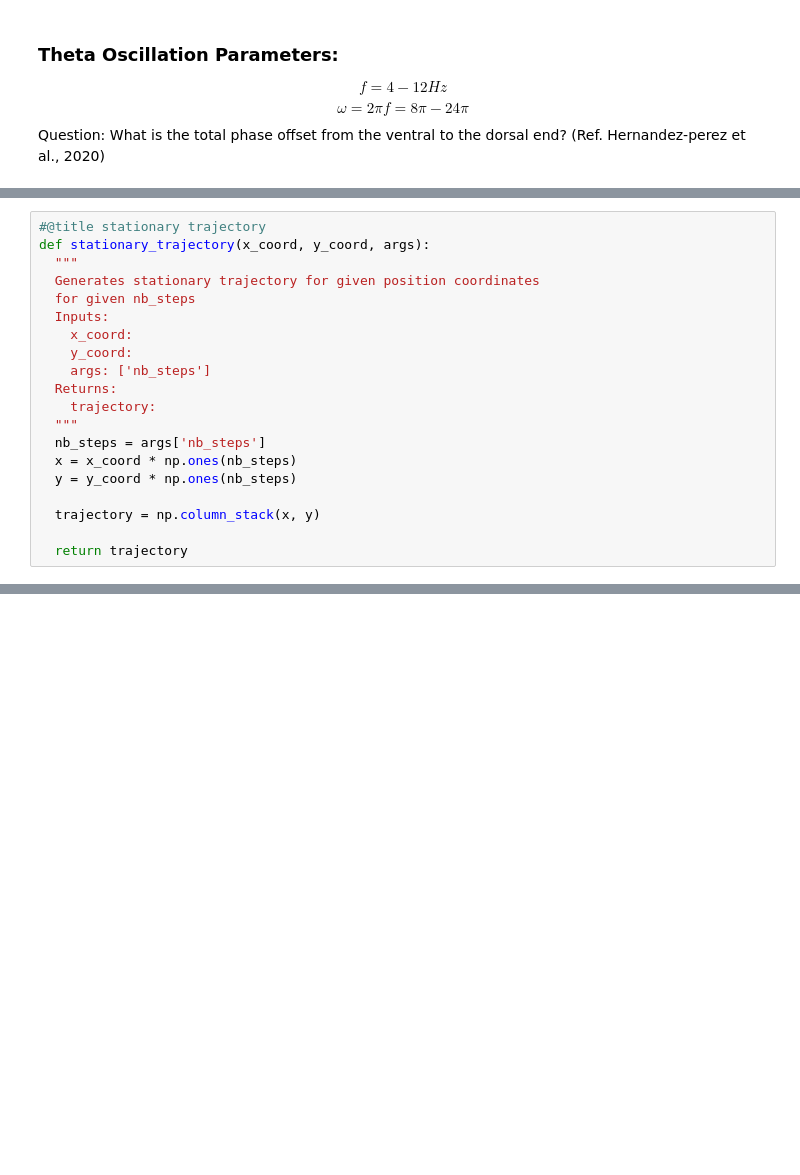
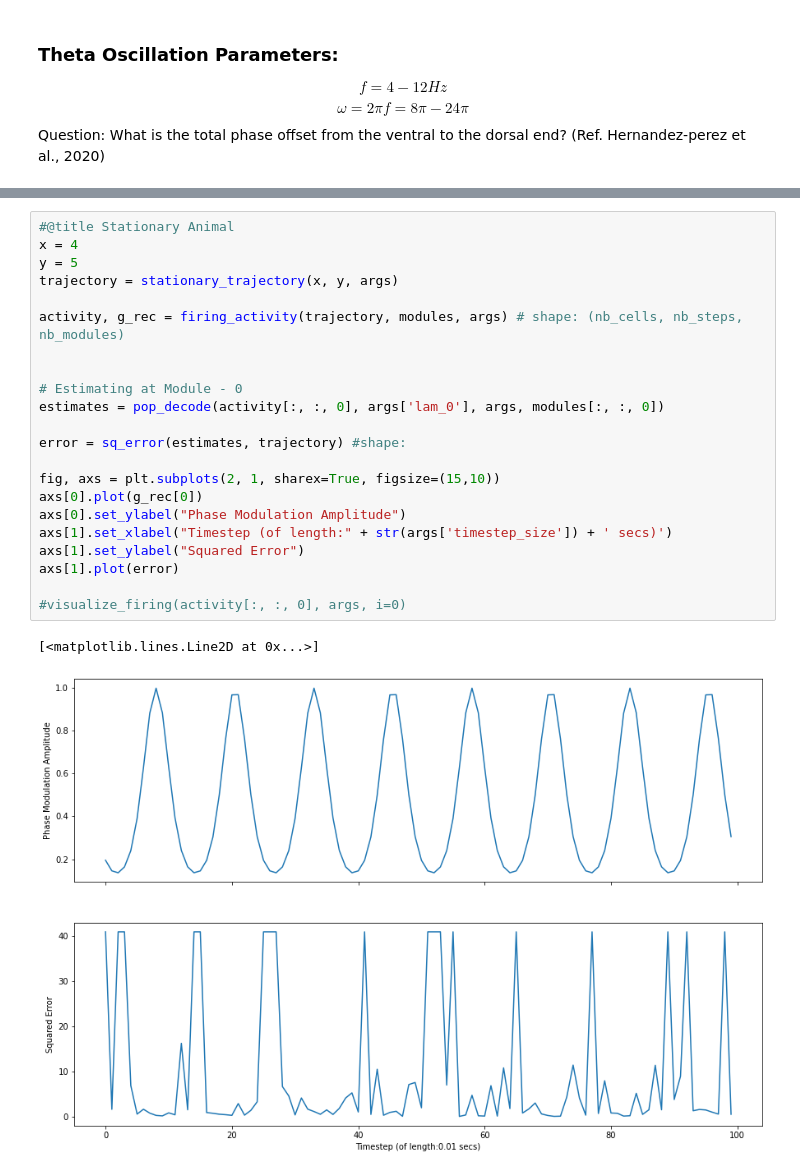
Before and after one commit to divyanshgupt/travelling-wave-mec, a Jupyter notebook: Grid_Cells_with_Theta_Rhythm.ipynb, the cells around one changed output, grey strips where cells are left out. Saved outputs shown, nothing was run; the diff lists cells and outputs as text; blank space fills up the shorter version.

```diff
--- a/Grid_Cells_with_Theta_Rhythm.ipynb
+++ b/Grid_Cells_with_Theta_Rhythm.ipynb
@@ -310,23 +456,3 @@ args = {'timestep_size': 0.1, # sec
         'm_theta': 2*np.pi/10, # rate of theta precession
         'ref_pos': np.array([[0, 0]]),  # reference position for theta precession
         }
-# %%
-#@title stationary trajectory
-def stationary_trajectory(x_coord, y_coord, args):
-  """
-  Generates stationary trajectory for given position coordinates
-  for given nb_steps
-  Inputs:
-    x_coord:
-    y_coord:
-    args: ['nb_steps']
-  Returns:
-    trajectory:
-  """
-  nb_steps = args['nb_steps']
-  x = x_coord * np.ones(nb_steps)
-  y = y_coord * np.ones(nb_steps)
-
-  trajectory = np.column_stack(x, y)
-
-  return trajectory
@@ -380,0 +475,25 @@ ValueError: ignored
+# %%
+#@title Stationary Animal
+x = 4
+y = 5
+trajectory = stationary_trajectory(x, y, args)
+
+activity, g_rec = firing_activity(trajectory, modules, args) # shape: (nb_cells, nb_steps, nb_modules)
+
+
+# Estimating at Module - 0
+estimates = pop_decode(activity[:, :, 0], args['lam_0'], args, modules[:, :, 0])
+
+error = sq_error(estimates, trajectory) #shape:
+
+fig, axs = plt.subplots(2, 1, sharex=True, figsize=(15,10))
+axs[0].plot(g_rec[0])
+axs[0].set_ylabel("Phase Modulation Amplitude")
+axs[1].set_xlabel("Timestep (of length:" + str(args['timestep_size']) + ' secs)')
+axs[1].set_ylabel("Squared Error")
+axs[1].plot(error)
+
+#visualize_firing(activity[:, :, 0], args, i=0)
+# %% [output]
+[<matplotlib.lines.Line2D at 0x...>]
+[figure, added]
```
Also changed, not shown: parts of 16 cells of this notebook.
